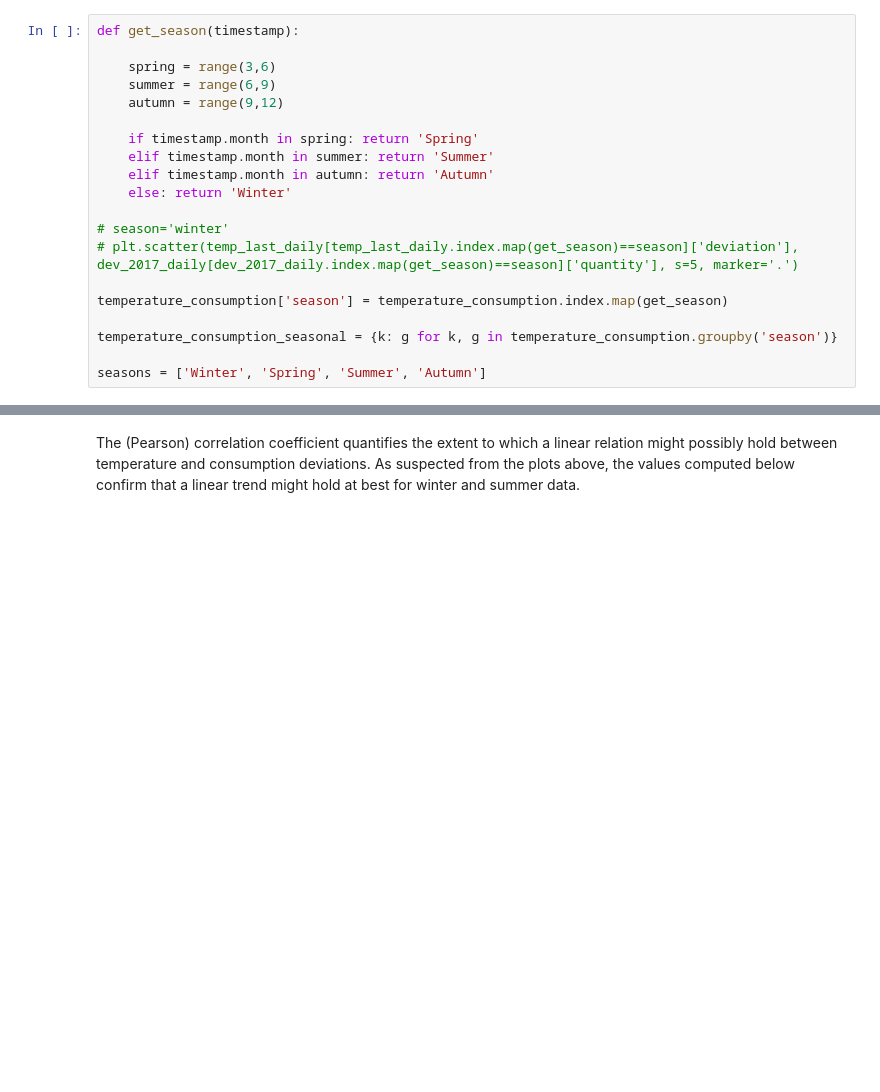
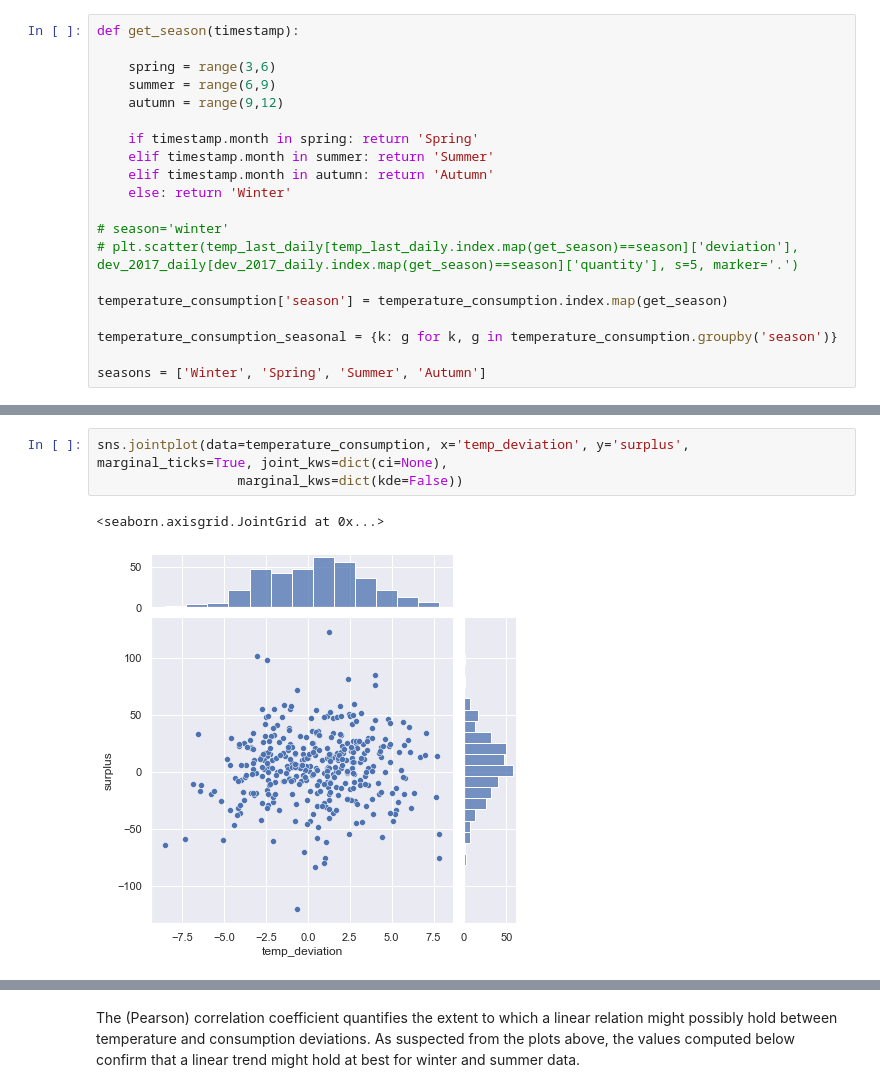
Before and after one commit to camilo-s/Aufgabe, a Jupyter notebook: aufgabe_draft.ipynb, the cells around one changed output, grey strips where cells are left out. Drawn from its saved outputs; the diff is of its cells as text; blank space fills up the shorter version.

```diff
--- a/aufgabe_draft.ipynb
+++ b/aufgabe_draft.ipynb
@@ -851,0 +871,6 @@ seasons = ['Winter', 'Spring', 'Summer', 'Autumn']
+# %%
+sns.jointplot(data=temperature_consumption, x='temp_deviation', y='surplus', marginal_ticks=True, joint_kws=dict(ci=None),
+                  marginal_kws=dict(kde=False))
+# %% [output]
+<seaborn.axisgrid.JointGrid at 0x...>
+[figure, added]
```
Also changed, not shown: parts of 34 cells of this notebook.
